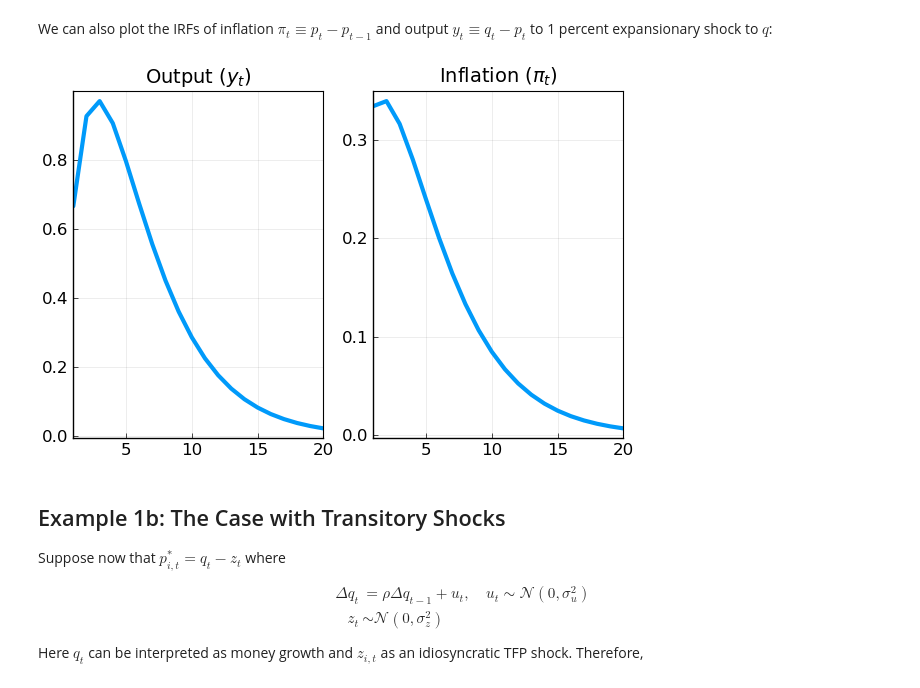
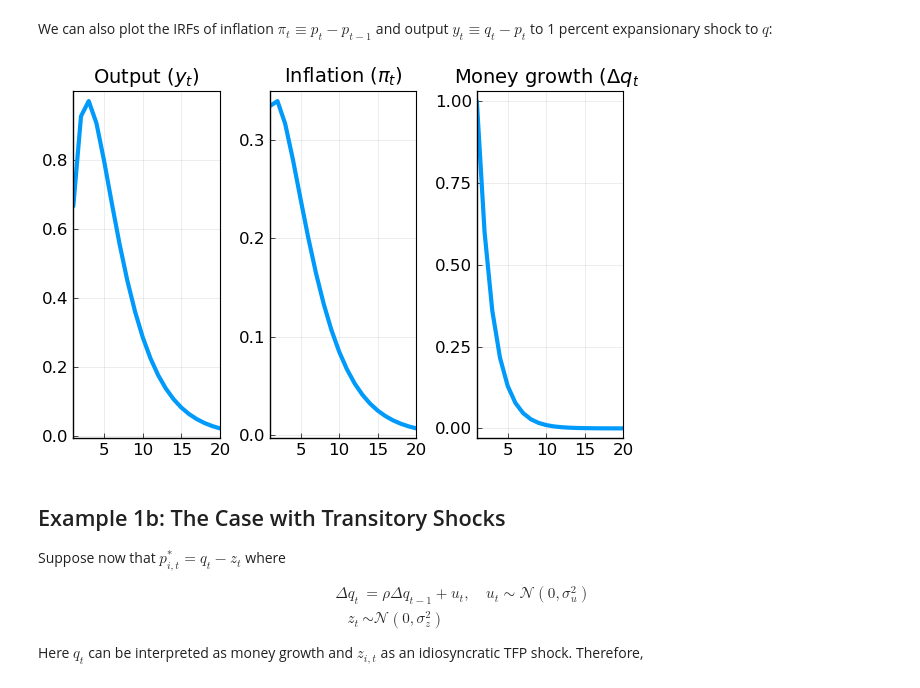
Before and after one commit to choongryulyang/DRIPs.m, a Jupyter notebook: Julia/ex1_pricing_pe_nofeedback.ipynb, the cells around one changed output. Drawn from its saved outputs; the diff is of its cells as text; code cells hidden in the pictures.

```diff
--- a/Julia/ex1_pricing_pe_nofeedback.ipynb
+++ b/Julia/ex1_pricing_pe_nofeedback.ipynb
@@ -92,19 +98,22 @@ We can also plot the IRFs of inflation $\pi_t\equiv p_t-p_{t-1}$ and output $y_t
 # %%
 p1 = plot(1:ex1irfs.T,ex1irfs.x[1,1,:]-ex1irfs.a[1,1,:],
     title  = L"Output ($y_t$)")
 
 p2 = plot(1:ex1irfs.T,[ex1irfs.a[1,1,1];ex1irfs.a[1,1,2:end]-ex1irfs.a[1,1,1:end-1]],
     title  = L"Inflation ($\pi_t$)")
 
-plot(p1,p2,
-    layout     = (1,2),
+p3 = plot(1:ex1irfs.T,[ex1irfs.x[1,1,1];ex1irfs.x[1,1,2:end]-ex1irfs.x[1,1,1:end-1]],
+    title  = L"Money growth ($\Delta q_t$)")
+
+plot(p1,p2,p3,
+    layout     = (1,3),
     xlim       = (1,ex1irfs.T),
     lw         = 3,
     legend     = false,
     tickfont   = font(12),
     framestyle = :box)
 # %% [output]
-[figure, old version]
+[figure, new version]
 # %% [markdown]
 ## Example 1b: The Case with Transitory Shocks
 Suppose now that $p_{i,t}^*=q_t-z_{t}$ where
```
Also changed, not shown: parts of 2 cells of this notebook, 2 other files.
